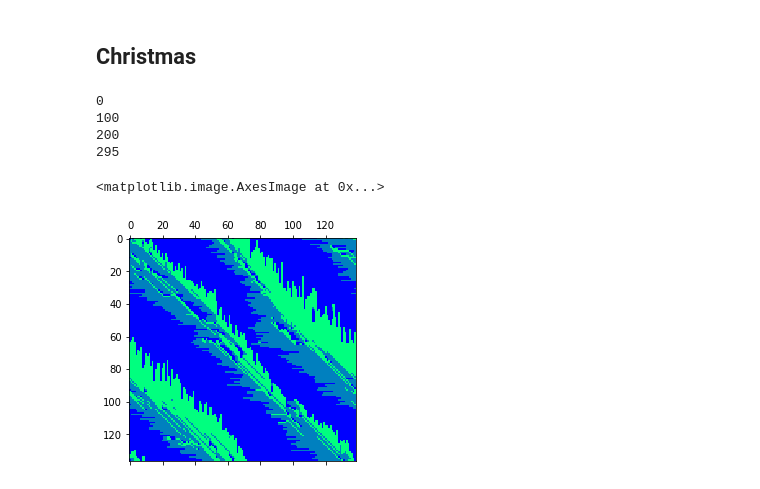
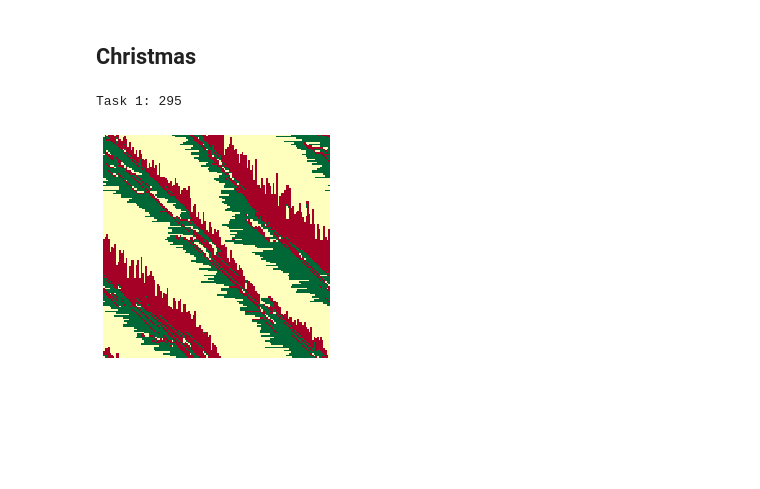
Before and after one commit to charelF/AOC2021, a Jupyter notebook: aoc.ipynb, the cells around one changed output. Saved outputs shown, nothing was run; the diff lists cells and outputs as text; code cells hidden in the pictures; blank space fills up the shorter version.

```diff
--- a/aoc.ipynb
+++ b/aoc.ipynb
@@ -1155,47 +1155,26 @@ print(f"{w}{x}{y}{z}")
 # %% [markdown]
 ## Christmas
 # %%
-a = pd.read_csv("inputs/25", header=None, sep=r" *", engine="python").iloc[:, 1:-1].replace({">":1, "v":2, ".":0}).astype(int).to_numpy()
-
-
-# MO = generic_filter(input=M, function=lambda m: (m > 9).sum() - (m[4] > 9), footprint=np.ones((3,3)), mode="constant")
-
 from scipy.ndimage import generic_filter
 
+a = pd.read_csv("inputs/25", header=None, sep=r" *", engine="python").iloc[:, 1:-1].replace({">":1, "v":-1, ".":0}).astype(int).to_numpy()
 
-# footprint=
-
-def f(a):
-    if a[0] == 1 and a[1] == 0:
-        return a[0]
-    if a[1] == 1 and a[2] == 0:
-        return a[2]
-    return a[1]
-
-def f2(a):
-    if a[0] == 2 and a[1] == 0:
-        return 2
-    if a[1] == 2 and a[2] == 0:
-        return 0
-    return a[1]
+def f(a, mode):  # mode = 1 for horizontal, 2 for diagonal
+    if a[0] == mode and a[1] == 0: return mode
+    elif a[1] == mode and a[2] == 0: return 0
+    else: return a[1]
 
 for i in range(10000):
-    na = generic_filter(input=a, function=f, size=(1, 3), mode="wrap")
-    nna = generic_filter(input=na, function=f2, size=(3, 1), mode="wrap")
+    na = generic_filter(input=a, function=f, size=(1, 3), mode="wrap", extra_arguments=(1,))
+    nna = generic_filter(input=na, function=f, size=(3, 1), mode="wrap", extra_arguments=(-1,))
+    if (a == nna).all(): break
+    a = nna
 
+print(f"Task 1: {i+1}")
 
-    if (a == nna).all():
-        print(i + 1)
-        break
-    else:
-        a = nna
+plt.matshow(a, cmap="RdYlGn")
+plt.axis("off")
+plt.show()
 # %% [output]
-0
-100
-200
-295
+Task 1: 295
+[figure, added]
-# %%
-plt.matshow(a, cmap="winter")
-# %% [output]
-<matplotlib.image.AxesImage at 0x...>
-[figure, removed]
```
